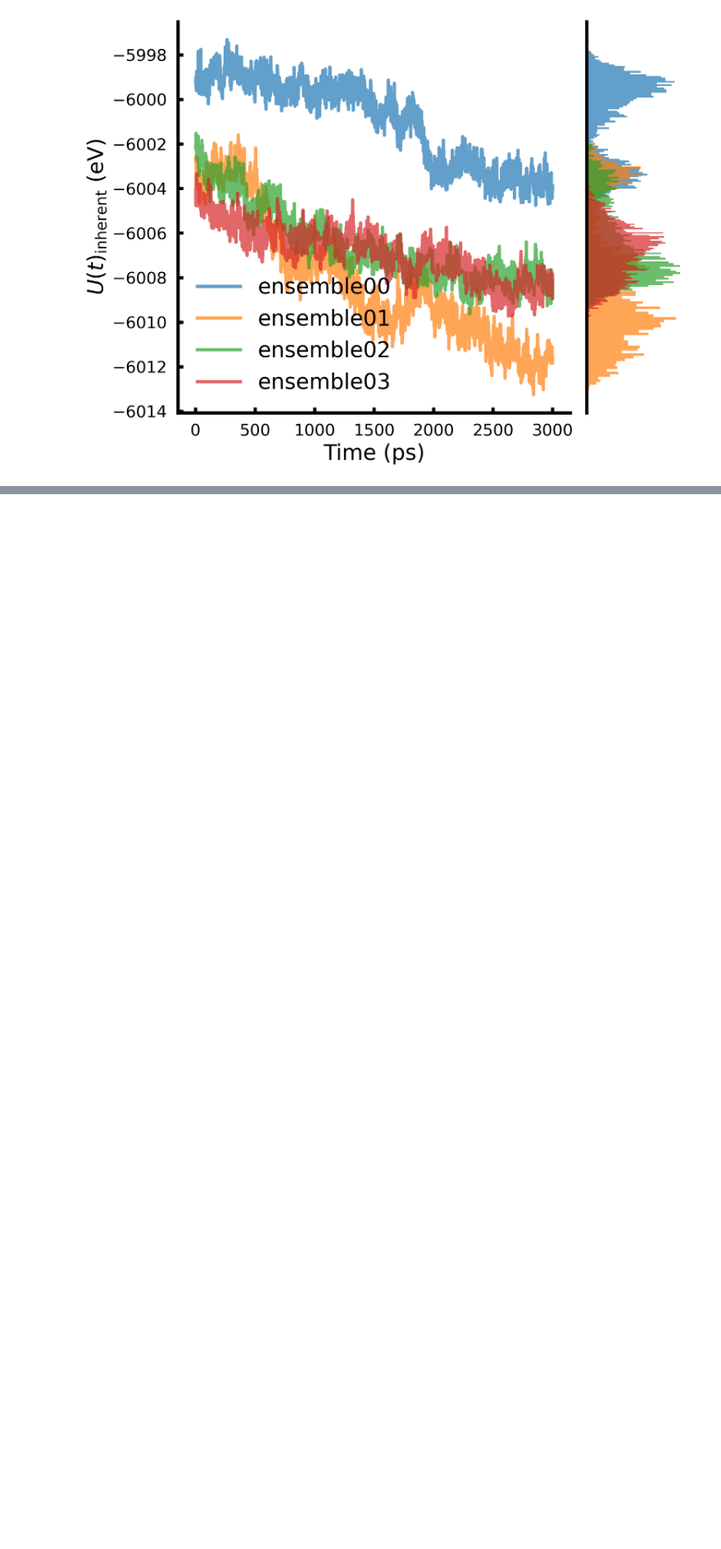
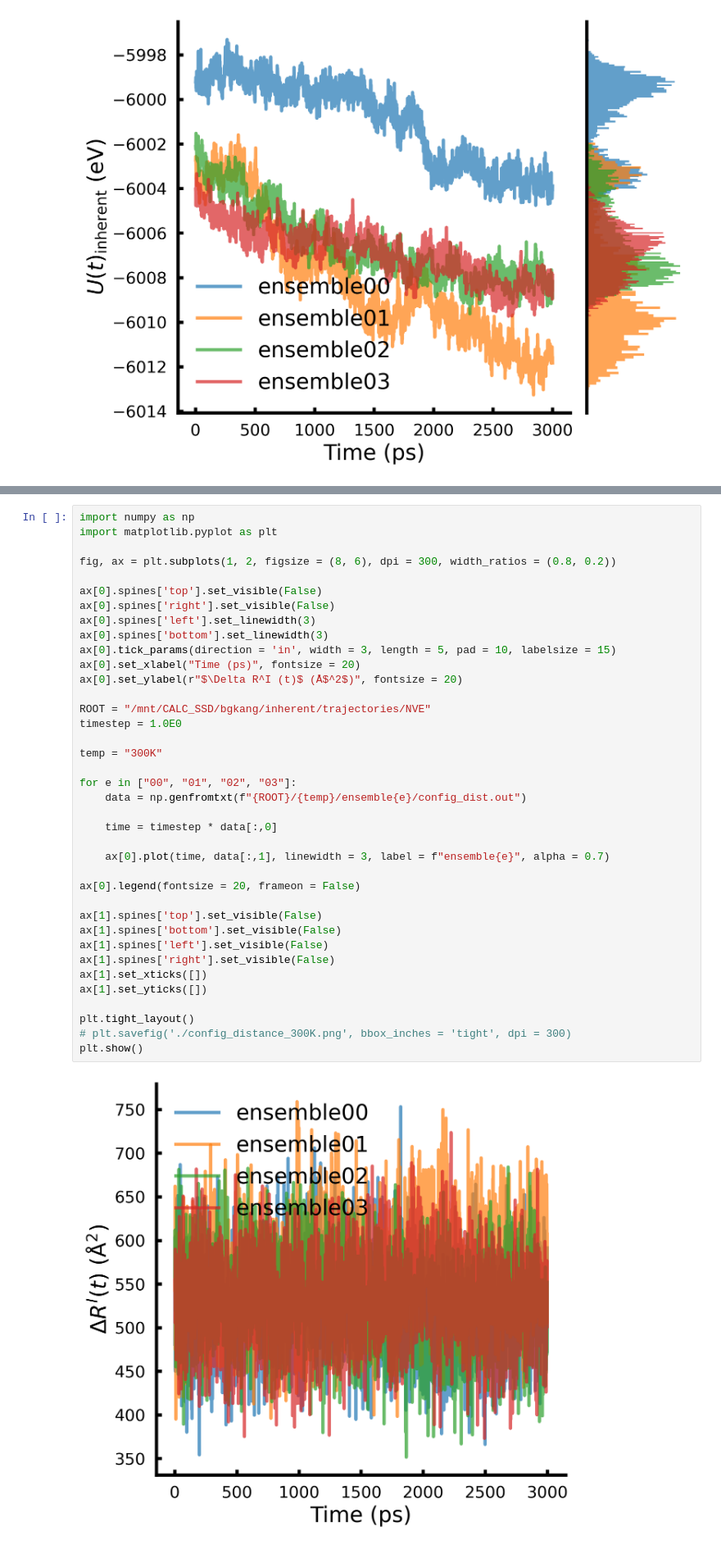
Before and after one commit to SinsuSquid/inherent, a Jupyter notebook: Analysis/analysis.ipynb, the cells around one changed output, grey strips where cells are left out. Shown at 82% size. Drawn from its saved outputs; the diff is of its cells as text; blank space fills up the shorter version.

```diff
--- a/Analysis/analysis.ipynb
+++ b/Analysis/analysis.ipynb
@@ -211,3 +213,43 @@ plt.show()
+# %%
+import numpy as np
+import matplotlib.pyplot as plt
+
+fig, ax = plt.subplots(1, 2, figsize = (8, 6), dpi = 300, width_ratios = (0.8, 0.2))
+
+ax[0].spines['top'].set_visible(False)
+ax[0].spines['right'].set_visible(False)
+ax[0].spines['left'].set_linewidth(3)
+ax[0].spines['bottom'].set_linewidth(3)
+ax[0].tick_params(direction = 'in', width = 3, length = 5, pad = 10, labelsize = 15)
+ax[0].set_xlabel("Time (ps)", fontsize = 20)
+ax[0].set_ylabel(r"$\Delta R^I (t)$ (Å$^2$)", fontsize = 20)
+
+ROOT = "/mnt/CALC_SSD/bgkang/inherent/trajectories/NVE"
+timestep = 1.0E0
+
+temp = "300K"
+
+for e in ["00", "01", "02", "03"]:
+    data = np.genfromtxt(f"{ROOT}/{temp}/ensemble{e}/config_dist.out")
+
+    time = timestep * data[:,0]
+
+    ax[0].plot(time, data[:,1], linewidth = 3, label = f"ensemble{e}", alpha = 0.7)
+
+ax[0].legend(fontsize = 20, frameon = False)
+
+ax[1].spines['top'].set_visible(False)
+ax[1].spines['bottom'].set_visible(False)
+ax[1].spines['left'].set_visible(False)
+ax[1].spines['right'].set_visible(False)
+ax[1].set_xticks([])
+ax[1].set_yticks([])
+
+plt.tight_layout()
+# plt.savefig('./config_distance_300K.png', bbox_inches = 'tight', dpi = 300)
+plt.show()
+# %% [output]
+[figure, added]
 # %%
 import numpy as np
 import matplotlib.pyplot as plt
```
Also changed, not shown: parts of 4 cells of this notebook, 3 other files.
